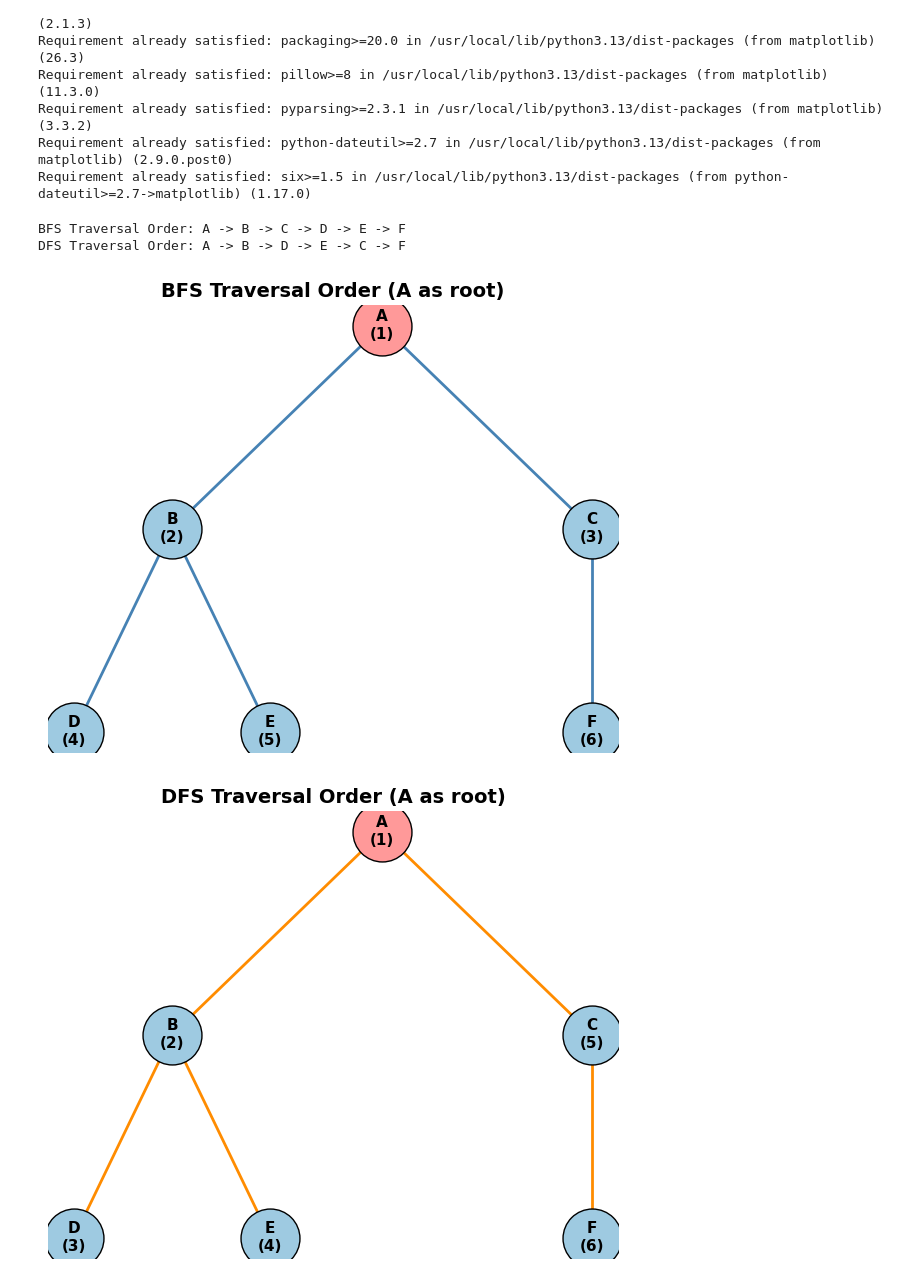
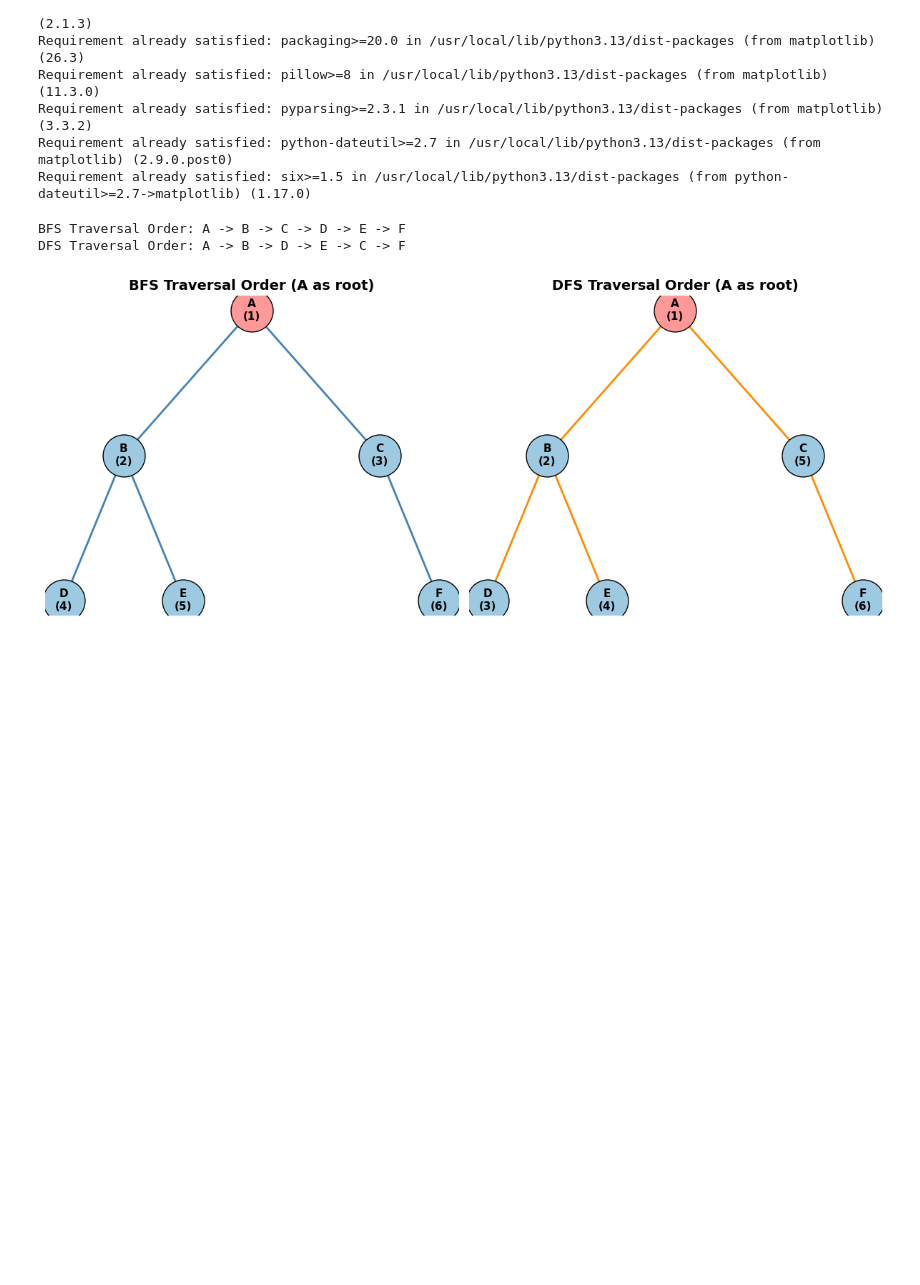
Before and after one commit to pritthwishGC/AIML-Lab-Sem-5, a Jupyter notebook: Lab_1.ipynb, the cells around one changed output. Saved outputs shown, nothing was run; the diff lists cells and outputs as text; code cells hidden in the pictures; blank space fills up the shorter version.

```diff
--- a/Lab_1.ipynb
+++ b/Lab_1.ipynb
@@ -16,23 +16,9 @@ Requirement already satisfied: pyparsing>=2.3.1 in /usr/local/lib/python3.13/dis
 Requirement already satisfied: python-dateutil>=2.7 in /usr/local/lib/python3.13/dist-packages (from matplotlib) (2.9.0.post0)
 Requirement already satisfied: six>=1.5 in /usr/local/lib/python3.13/dist-packages (from python-dateutil>=2.7->matplotlib) (1.17.0)
 # %%
-"""
-Problem 1: BFS and DFS Traversal of a Graph
-Tree with 6 nodes (A as root):
-
-        A
-      / \
-     B C
-    / \ \
-   D E F
-
-Uses only Python's built-in collections + matplotlib (no networkx needed).
-"""
-
 from collections import deque
 import matplotlib.pyplot as plt
 
-# 1. Adjacency list representation of the graph
 graph = {
     'A': ['B', 'C'],
     'B': ['A', 'D', 'E'],
@@ -42,7 +28,6 @@ graph = {
     'F': ['C']
 }
 
-# 2. BFS traversal using a queue
 def bfs(graph, start):
     visited = {start}
     order = []
@@ -56,7 +41,6 @@ def bfs(graph, start):
                 queue.append(neighbor)
     return order
 
-# 3. DFS traversal using recursion
 def dfs(graph, start, visited=None, order=None):
     if visited is None:
         visited = set()
@@ -73,45 +57,38 @@ dfs_order = dfs(graph, 'A')
 
 print("BFS Traversal Order:", " -> ".join(bfs_order))
 print("DFS Traversal Order:", " -> ".join(dfs_order))
 
-# 4. Draw the tree using plain matplotlib (manual node positions + line segments)
 edges = [('A', 'B'), ('A', 'C'), ('B', 'D'), ('B', 'E'), ('C', 'F')]
 
 pos = {
     'A': (0, 3),
     'B': (-1.5, 2),
     'C': (1.5, 2),
     'D': (-2.2, 1),
     'E': (-0.8, 1),
-    'F': (1.5, 1)
+    'F': (2.2, 1)
 }
 
-def draw_traversal(order, title, edge_color):
-    fig, ax = plt.subplots(figsize=(6, 5))
-
-    # Draw edges as line segments
+def draw_traversal(ax, order, title, edge_color):
     for (u, v) in edges:
         x_vals = [pos[u][0], pos[v][0]]
         y_vals = [pos[u][1], pos[v][1]]
         ax.plot(x_vals, y_vals, color=edge_color, linewidth=2, zorder=1)
-
-    # Draw nodes as circles with visit-order labels
     rank = {node: i + 1 for i, node in enumerate(order)}
     for node, (x, y) in pos.items():
         face_color = '#ff9999' if node == order[0] else '#9ecae1'
         ax.scatter(x, y, s=1800, color=face_color, edgecolors='black', zorder=2)
         ax.text(x, y, f"{node}\n({rank[node]})", ha='center', va='center',
                 fontsize=11, fontweight='bold', zorder=3)
-
     ax.set_title(title, fontsize=14, fontweight='bold')
     ax.axis('off')
-    plt.tight_layout()
-    plt.show()
 
-draw_traversal(bfs_order, "BFS Traversal Order (A as root)", edge_color='steelblue')
-draw_traversal(dfs_order, "DFS Traversal Order (A as root)", edge_color='darkorange')
+fig, axes = plt.subplots(1, 2, figsize=(12, 5))
+draw_traversal(axes[0], bfs_order, "BFS Traversal Order (A as root)", edge_color='steelblue')
+draw_traversal(axes[1], dfs_order, "DFS Traversal Order (A as root)", edge_color='darkorange')
+plt.tight_layout()
+plt.show()
 # %% [output]
 BFS Traversal Order: A -> B -> C -> D -> E -> F
 DFS Traversal Order: A -> B -> D -> E -> C -> F
-[figure, old version]
+[figure, new version]
-[figure, removed]
```
